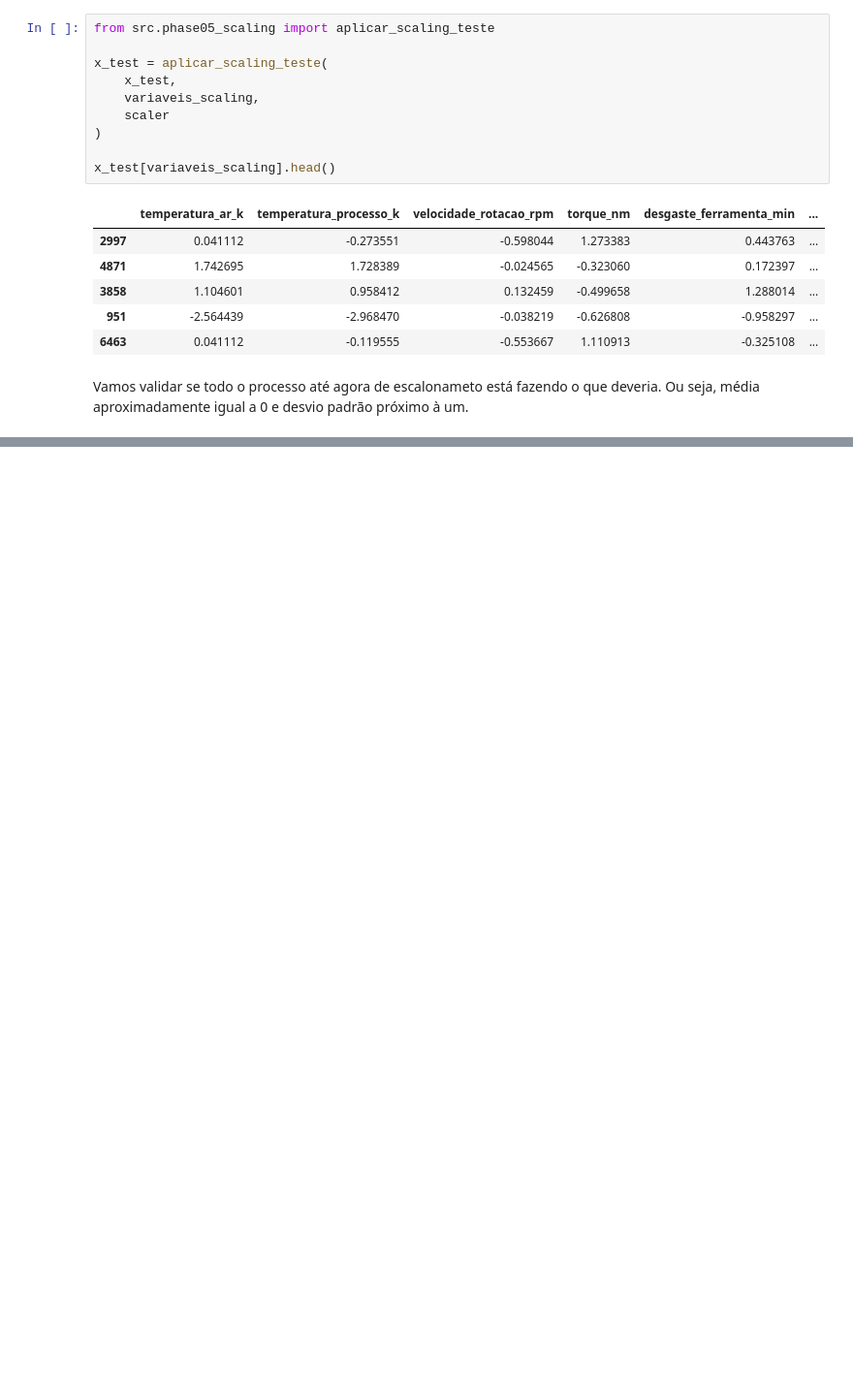
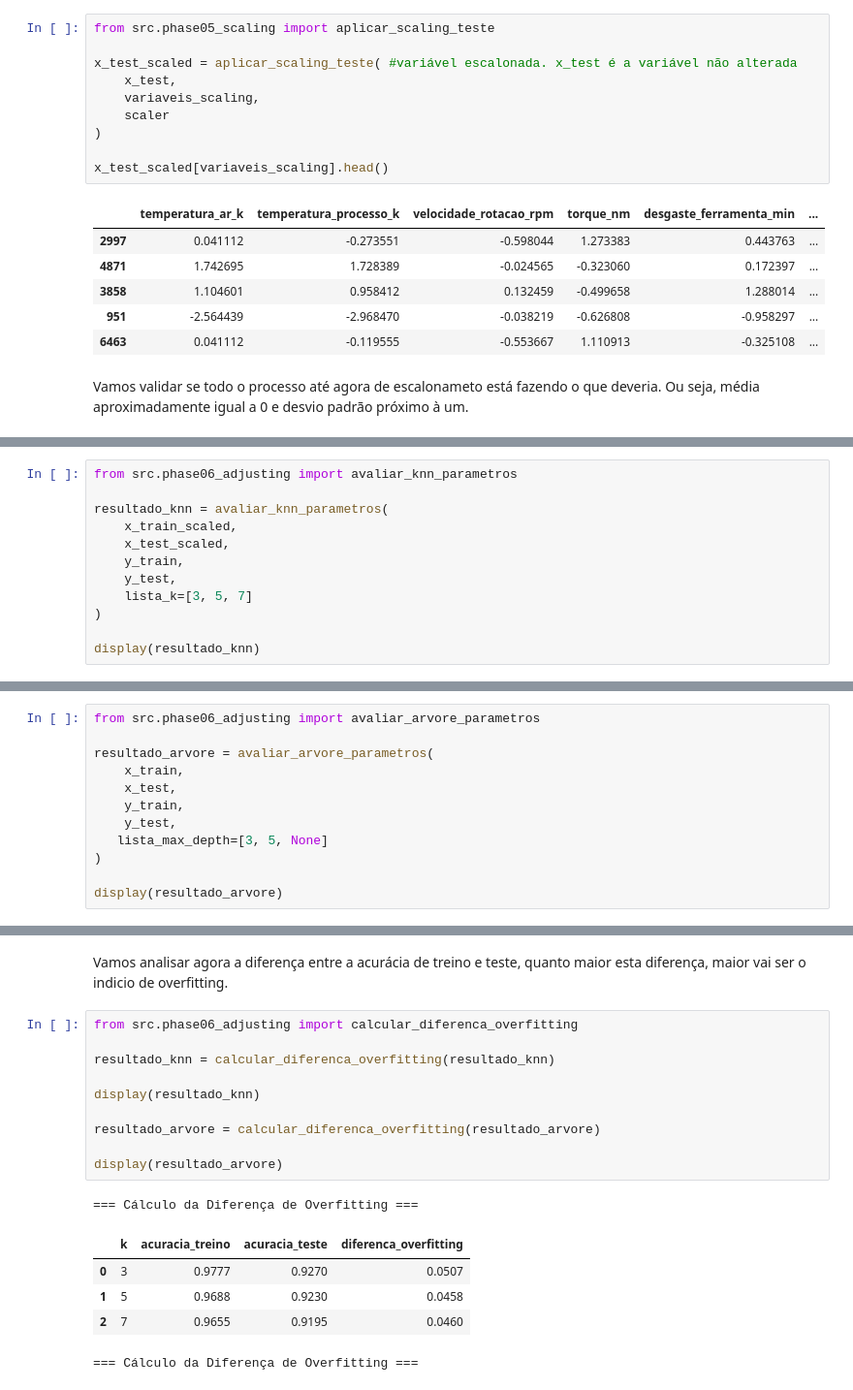
Before and after one commit to senapalm/predictive-maintenance, a Jupyter notebook: notebooks/projeto_final_sena.ipynb, the cells around one changed output, grey strips where cells are left out. Shown at 97% size. Saved outputs shown, nothing was run; the diff lists cells and outputs as text; blank space fills up the shorter version.

```diff
--- a/notebooks/projeto_final_sena.ipynb
+++ b/notebooks/projeto_final_sena.ipynb
@@ -462,13 +462,13 @@ Função para aplicar o conhecimento do treino no teste. Vai usar o mesmo scaler
 # %%
 from src.phase05_scaling import aplicar_scaling_teste
 
-x_test = aplicar_scaling_teste(
+x_test_scaled = aplicar_scaling_teste( #variável escalonada. x_test é a variável não alterada
     x_test,
     variaveis_scaling,
     scaler
 )
 
-x_test[variaveis_scaling].head()
+x_test_scaled[variaveis_scaling].head()
 # %% [output]
 |  | temperatura_ar_k | temperatura_processo_k | velocidade_rotacao_rpm | torque_nm | desgaste_ferramenta_min | ... |
 | 2997 | 0.041112 | -0.273551 | -0.598044 | 1.273383 | 0.443763 | ... |
@@ -495,0 +500,12 @@ Isto encerra a fase 5. Um ponto do projeto original é não escalonar a árvore
+# %%
+from src.phase06_adjusting import avaliar_knn_parametros
+
+resultado_knn = avaliar_knn_parametros(
+    x_train_scaled,
+    x_test_scaled,
+    y_train,
+    y_test,
+    lista_k=[3, 5, 7]
+)
+
+display(resultado_knn)
@@ -495,0 +520,12 @@ Isto encerra a fase 5. Um ponto do projeto original é não escalonar a árvore
+# %%
+from src.phase06_adjusting import avaliar_arvore_parametros
+
+resultado_arvore = avaliar_arvore_parametros(
+    x_train,
+    x_test,
+    y_train,
+    y_test,
+   lista_max_depth=[3, 5, None]
+)
+
+display(resultado_arvore)
@@ -495,0 +538,19 @@ Isto encerra a fase 5. Um ponto do projeto original é não escalonar a árvore
+# %% [markdown]
+Vamos analisar agora a diferença entre a acurácia de treino e teste, quanto maior esta diferença, maior vai ser o indicio de overfitting.
+# %%
+from src.phase06_adjusting import calcular_diferenca_overfitting
+
+resultado_knn = calcular_diferenca_overfitting(resultado_knn)
+
+display(resultado_knn)
+
+resultado_arvore = calcular_diferenca_overfitting(resultado_arvore)
+
+display(resultado_arvore)
+# %% [output]
+=== Cálculo da Diferença de Overfitting ===
+|  | k | acuracia_treino | acuracia_teste | diferenca_overfitting |
+| 0 | 3 | 0.9777 | 0.9270 | 0.0507 |
+| 1 | 5 | 0.9688 | 0.9230 | 0.0458 |
+| 2 | 7 | 0.9655 | 0.9195 | 0.0460 |
+=== Cálculo da Diferença de Overfitting ===
```
Also changed, not shown: parts of 11 cells of this notebook, 1 other file.
